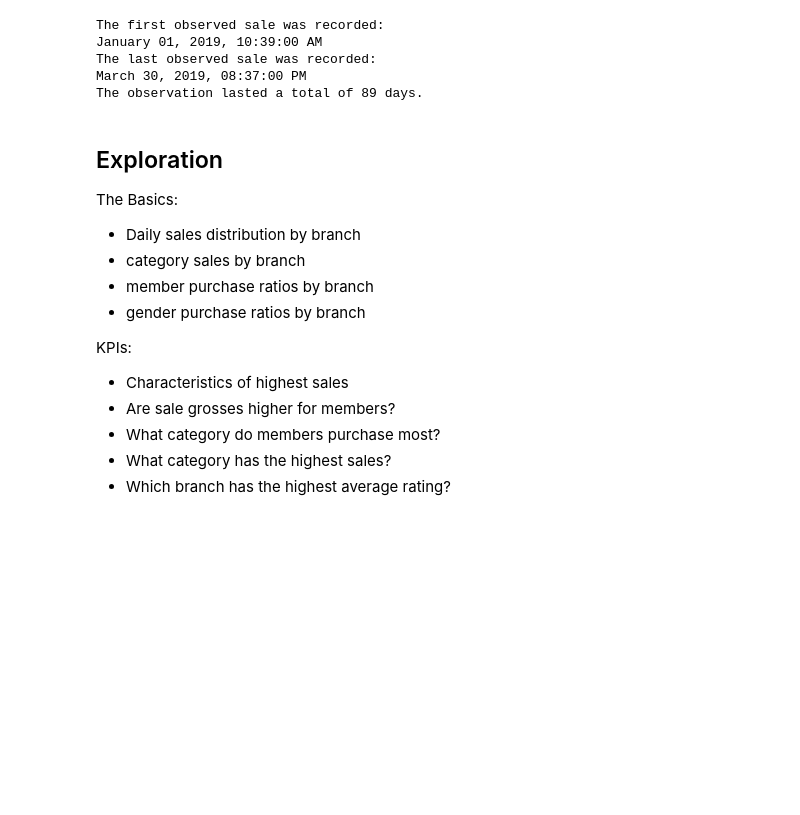
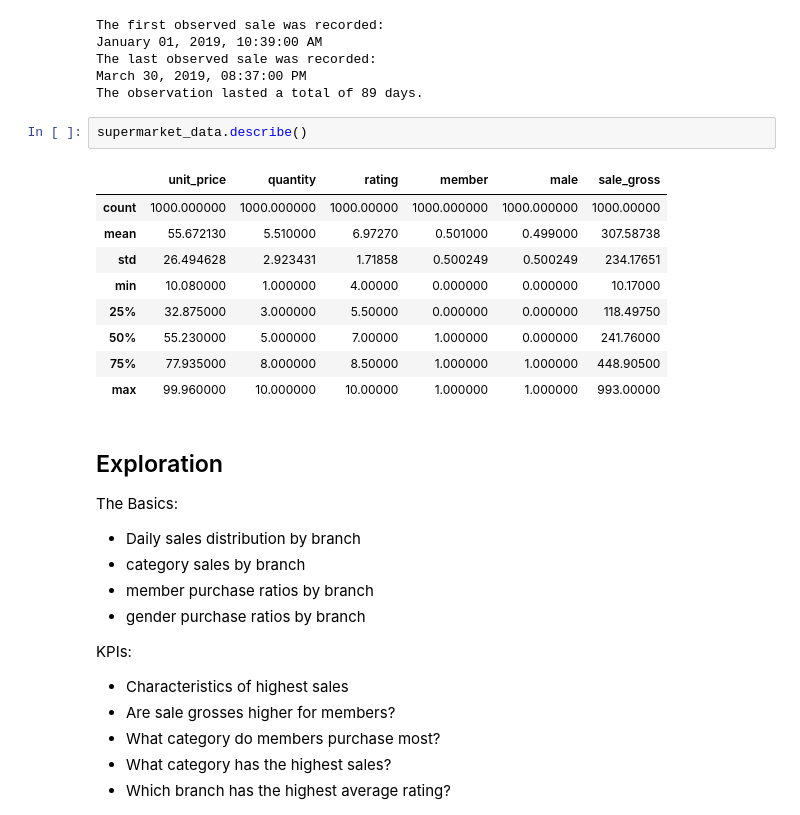
Before and after one commit to zdravoj/data-science-foundations, a Jupyter notebook: Supermarket_Sales/Supermarket_sales_analysis.ipynb, the cells around one changed output. Saved outputs shown, nothing was run; the diff lists cells and outputs as text; blank space fills up the shorter version.

```diff
--- a/Supermarket_Sales/Supermarket_sales_analysis.ipynb
+++ b/Supermarket_Sales/Supermarket_sales_analysis.ipynb
@@ -209,6 +209,18 @@ January 01, 2019, 10:39:00 AM
 The last observed sale was recorded:
 March 30, 2019, 08:37:00 PM
 The observation lasted a total of 89 days.
+# %%
+supermarket_data.describe()
+# %% [output]
+|  | unit_price | quantity | rating | member | male | sale_gross |
+| count | 1000.000000 | 1000.000000 | 1000.00000 | 1000.000000 | 1000.000000 | 1000.00000 |
+| mean | 55.672130 | 5.510000 | 6.97270 | 0.501000 | 0.499000 | 307.58738 |
+| std | 26.494628 | 2.923431 | 1.71858 | 0.500249 | 0.500249 | 234.17651 |
+| min | 10.080000 | 1.000000 | 4.00000 | 0.000000 | 0.000000 | 10.17000 |
+| 25% | 32.875000 | 3.000000 | 5.50000 | 0.000000 | 0.000000 | 118.49750 |
+| 50% | 55.230000 | 5.000000 | 7.00000 | 1.000000 | 0.000000 | 241.76000 |
+| 75% | 77.935000 | 8.000000 | 8.50000 | 1.000000 | 1.000000 | 448.90500 |
+| max | 99.960000 | 10.000000 | 10.00000 | 1.000000 | 1.000000 | 993.00000 |
 # %% [markdown]
 ## Exploration
 
```
Also changed, not shown: parts of 4 cells of this notebook.
